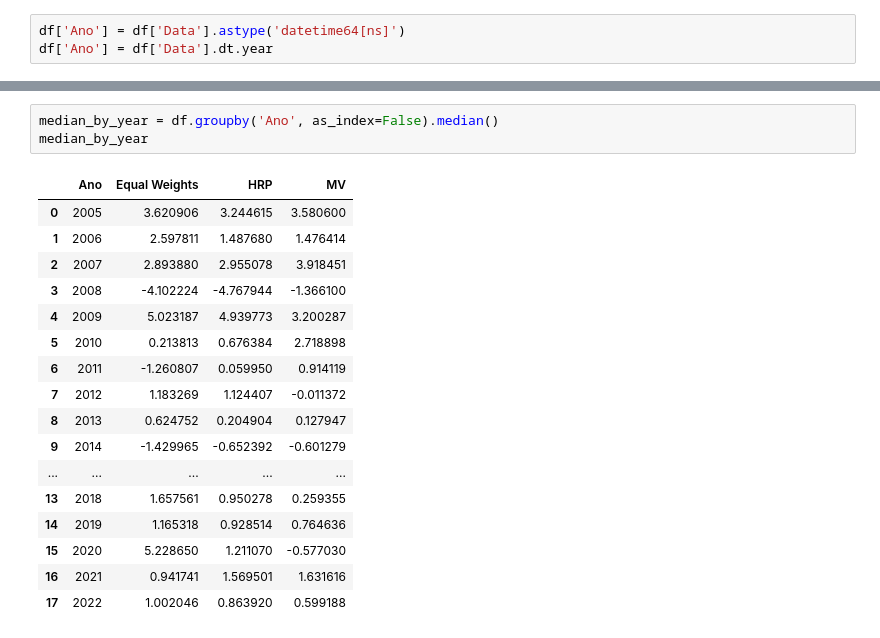
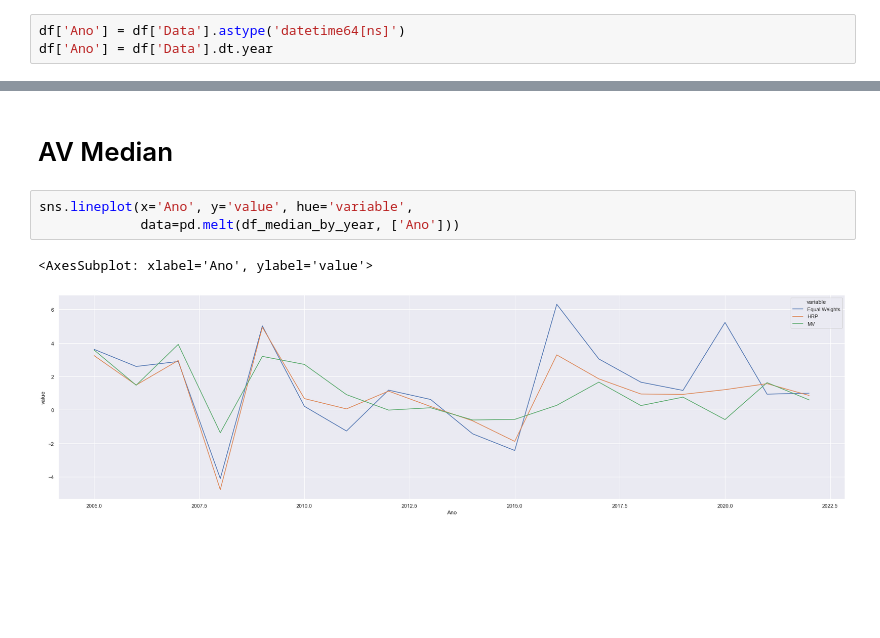
Before and after one commit to felipereis150/BrazilianHRP, a Jupyter notebook: DataViz.ipynb, the cells around one changed output, grey strips where cells are left out. Cells and saved outputs as stored; diff of their text form; blank space fills up the shorter version.

```diff
--- a/DataViz.ipynb
+++ b/DataViz.ipynb
@@ -83,21 +41,8 @@ sns.lineplot(x='Ano', y='value', hue='variable',
-# %%
-median_by_year = df.groupby('Ano', as_index=False).median()
-median_by_year
-# %% [output]
-|  | Ano | Equal Weights | HRP | MV |
-| 0 | 2005 | 3.620906 | 3.244615 | 3.580600 |
-| 1 | 2006 | 2.597811 | 1.487680 | 1.476414 |
-| 2 | 2007 | 2.893880 | 2.955078 | 3.918451 |
-| 3 | 2008 | -4.102224 | -4.767944 | -1.366100 |
-| 4 | 2009 | 5.023187 | 4.939773 | 3.200287 |
-| 5 | 2010 | 0.213813 | 0.676384 | 2.718898 |
-| 6 | 2011 | -1.260807 | 0.059950 | 0.914119 |
-| 7 | 2012 | 1.183269 | 1.124407 | -0.011372 |
-| 8 | 2013 | 0.624752 | 0.204904 | 0.127947 |
-| 9 | 2014 | -1.429965 | -0.652392 | -0.601279 |
-| ... | ... | ... | ... | ... |
-| 13 | 2018 | 1.657561 | 0.950278 | 0.259355 |
-| 14 | 2019 | 1.165318 | 0.928514 | 0.764636 |
-| 15 | 2020 | 5.228650 | 1.211070 | -0.577030 |
-| 16 | 2021 | 0.941741 | 1.569501 | 1.631616 |
-| 17 | 2022 | 1.002046 | 0.863920 | 0.599188 |
+# %% [markdown]
+# AV Median
+# %%
+sns.lineplot(x='Ano', y='value', hue='variable',
+             data=pd.melt(df_median_by_year, ['Ano']))
+# %% [output]
+<AxesSubplot: xlabel='Ano', ylabel='value'>
+[figure, added]
```
Also changed, not shown: parts of 14 cells of this notebook, 2 other files.
